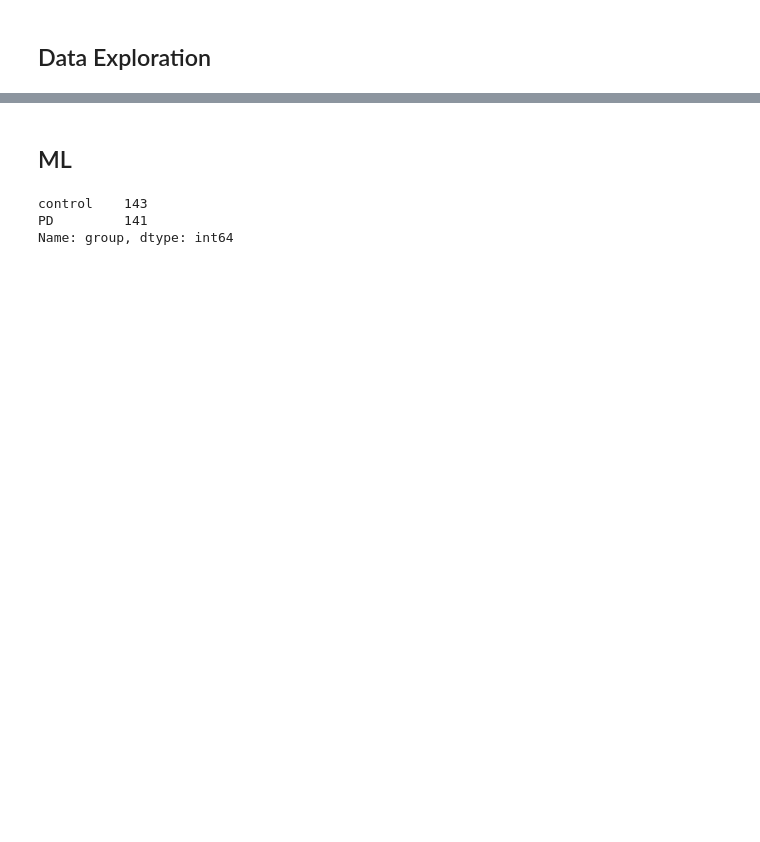
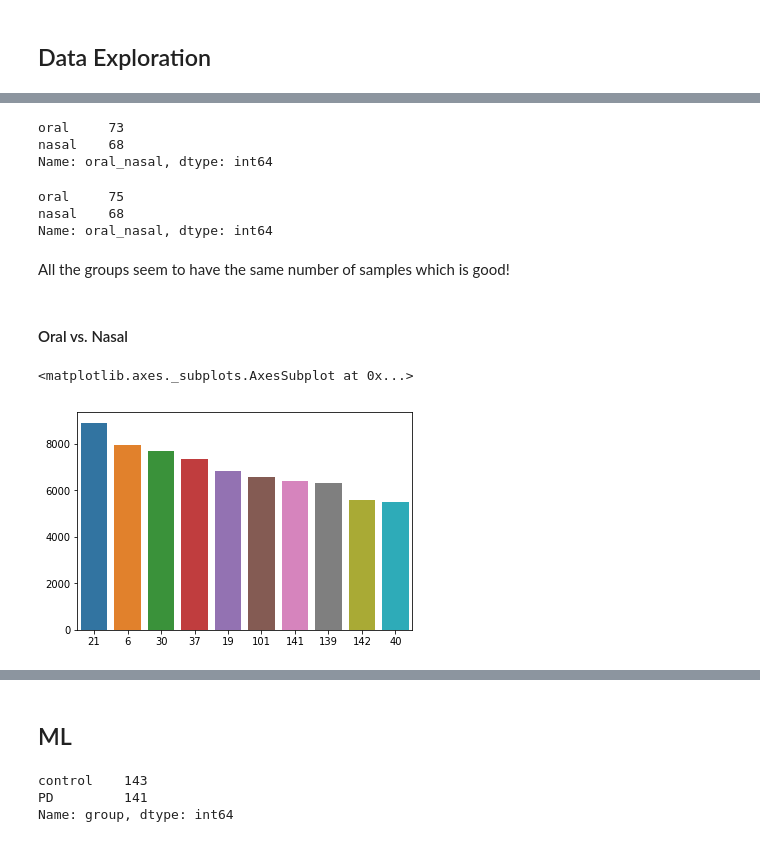
Before and after one commit to danilopena93/bioinformatics-playground, a Jupyter notebook: draft_nb.ipynb, the cells around one changed output, grey strips where cells are left out. Drawn from its saved outputs; the diff is of its cells as text; code cells hidden in the pictures; blank space fills up the shorter version.

```diff
--- a/draft_nb.ipynb
+++ b/draft_nb.ipynb
@@ -87,6 +108,10 @@ tax_table.head()
 otu_table.columns = tax_table['otu_index']
 # %%
 otu_table['group'] = metadata['sample_type']
+# %%
+otu_table['sex'] = metadata['host_sex']
+# %%
+otu_table['oral_nasal'] = metadata['environment_biome']
 # %%
 otu_table.head()
 # %% [output]
@@ -101,0 +144,25 @@ otu_table.head()
+# %%
+male_df['oral_nasal'].value_counts()
+# %% [output]
+oral     73
+nasal    68
+Name: oral_nasal, dtype: int64
+# %%
+female_df['oral_nasal'].value_counts()
+# %% [output]
+oral     75
+nasal    68
+Name: oral_nasal, dtype: int64
+# %% [markdown]
+All the groups seem to have the same number of samples which is good!
+# %% [markdown]
+#### Oral vs. Nasal
+# %%
+oral_df = otu_table[otu_table['oral_nasal'] == 'oral']
+nasal_df = otu_table[otu_table['oral_nasal'] == 'nasal']
+# %%
+top_10_oral = oral_df.max(axis=1).sort_values(ascending=False)[0:10]
+sns.barplot(x=top_10_oral.index, y=top_10_oral, order = top_10_oral.index)
+# %% [output]
+<matplotlib.axes._subplots.AxesSubplot at 0x...>
+[figure, added]
```
Also changed, not shown: parts of 27 cells of this notebook.
